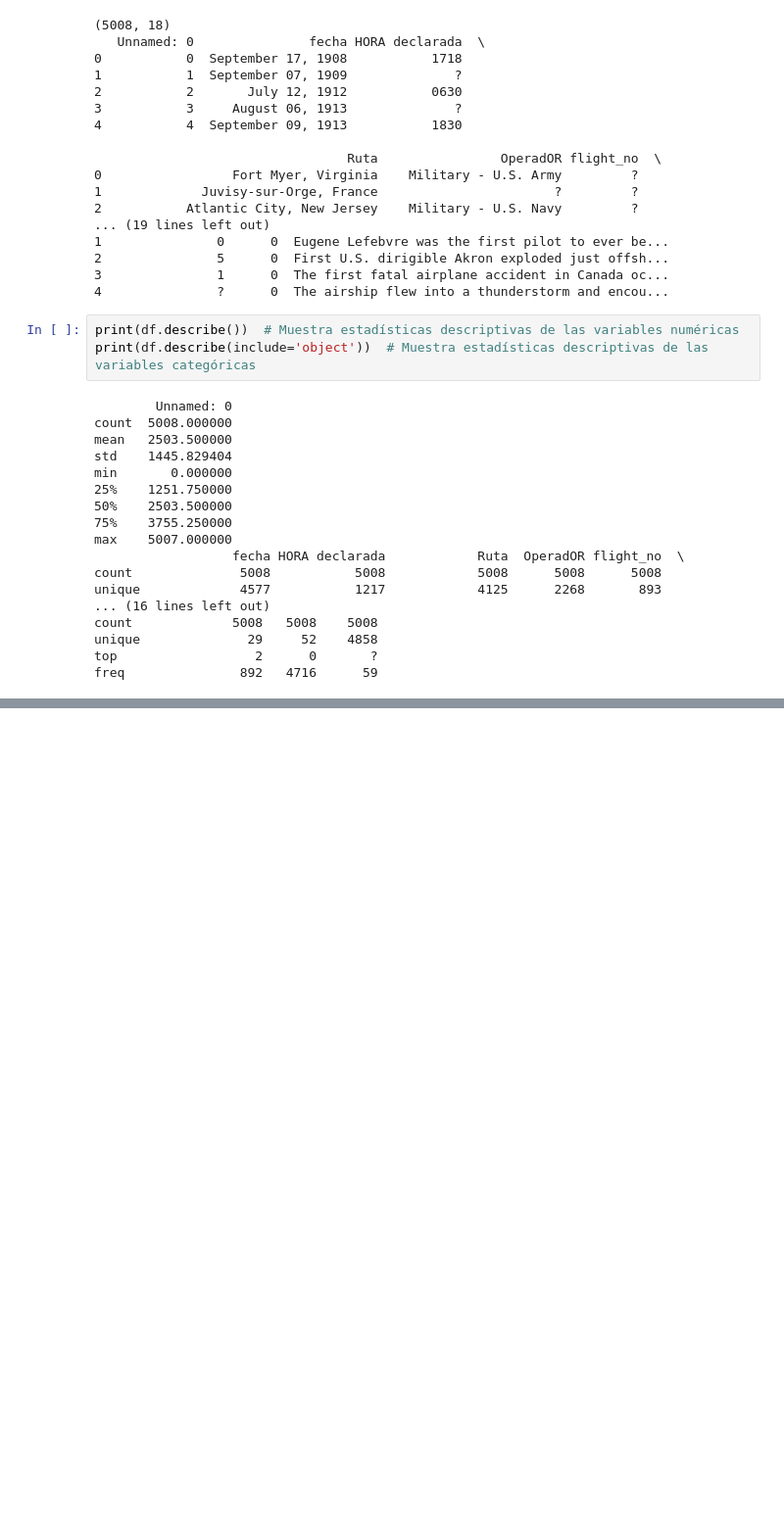
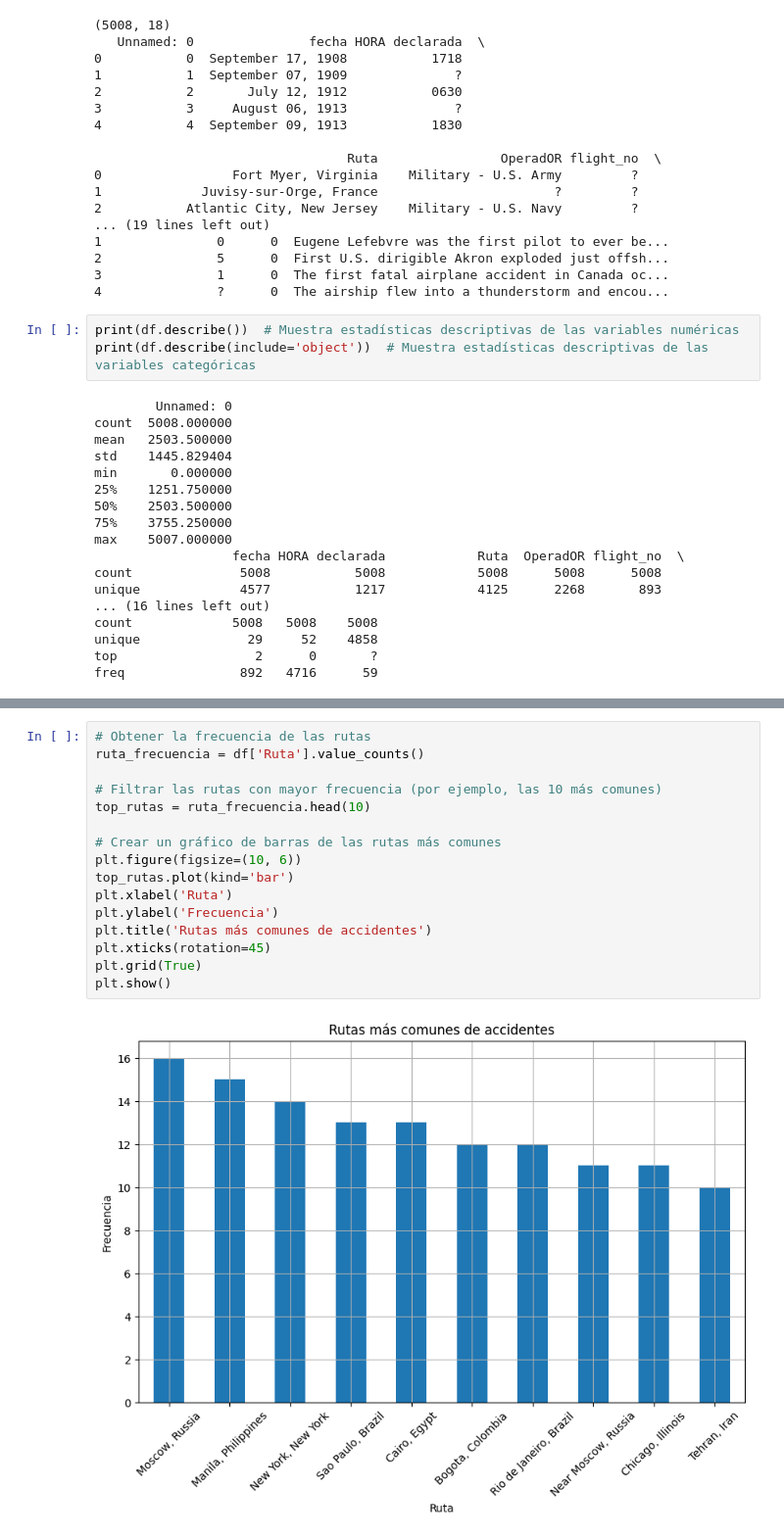
Before and after one commit to tinchoreco/PIDataAnalitycs, a Jupyter notebook: proyecto individual.ipynb, the cells around one changed output, grey strips where cells are left out. Shown at 98% size. Saved outputs shown, nothing was run; the diff lists cells and outputs as text; blank space fills up the shorter version.

```diff
--- a/proyecto individual.ipynb
+++ b/proyecto individual.ipynb
@@ -68,0 +120,18 @@ freq               892   4716      59
+# %%
+# Obtener la frecuencia de las rutas
+ruta_frecuencia = df['Ruta'].value_counts()
+
+# Filtrar las rutas con mayor frecuencia (por ejemplo, las 10 más comunes)
+top_rutas = ruta_frecuencia.head(10)
+
+# Crear un gráfico de barras de las rutas más comunes
+plt.figure(figsize=(10, 6))
+top_rutas.plot(kind='bar')
+plt.xlabel('Ruta')
+plt.ylabel('Frecuencia')
+plt.title('Rutas más comunes de accidentes')
+plt.xticks(rotation=45)
+plt.grid(True)
+plt.show()
+# %% [output]
+[figure, added]
```
Also changed, not shown: parts of 11 cells of this notebook, 15 other files.
